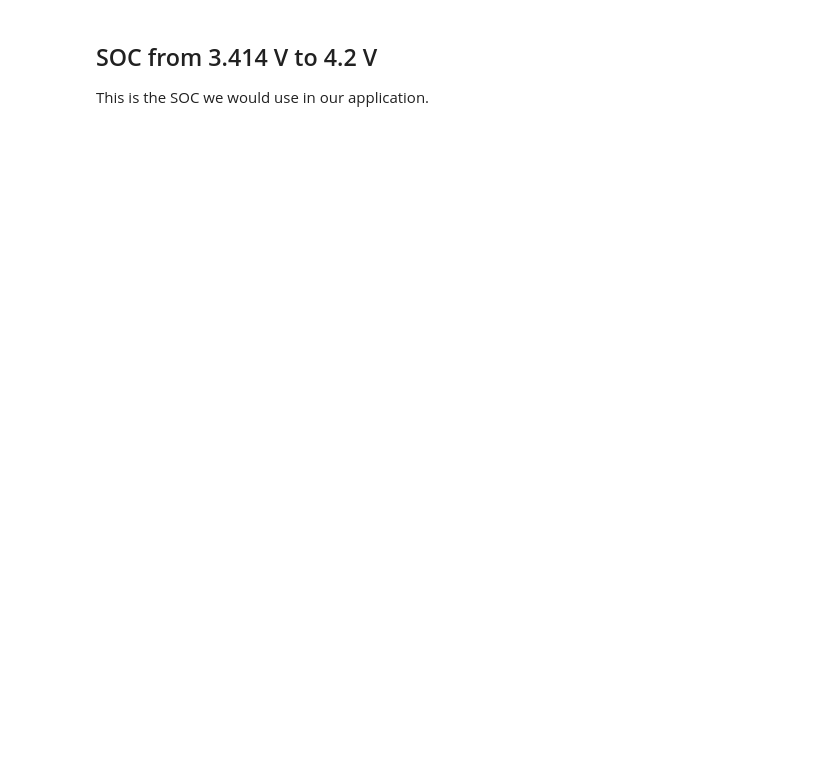
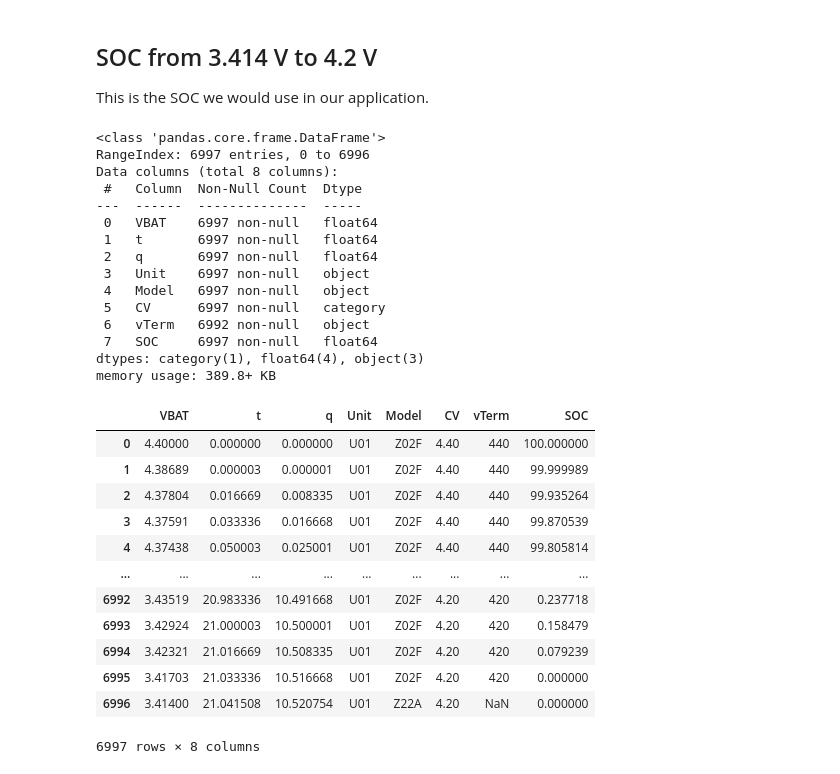
Before and after one commit to ziggle/BatteryDischargeQuickLookReport, a Jupyter notebook: Z02FH-Styled.ipynb, the cells around one changed output. Saved outputs shown, nothing was run; the diff lists cells and outputs as text; code cells hidden in the pictures; blank space fills up the shorter version.

```diff
--- a/Z02FH-Styled.ipynb
+++ b/Z02FH-Styled.ipynb
@@ -490,15 +500,53 @@ This is the SOC we would use in our application.
 # %%
 from scipy import interpolate
 n = r1[r1['VBAT']>3.414]
 y1 = pd.DataFrame()
 for u in n.CV.unique():
     x = n[n['CV']==u]
     socmin=x['SOC'].min()
     f1 = interpolate.interp1d(x.VBAT, x.t, fill_value='extrapolate')
     g1 = interpolate.interp1d(x.VBAT, x.q, fill_value='extrapolate')
     new_row = pd.DataFrame({'SOC':0,'VBAT':3.414, 't':f1(3.414), 'q':g1(3.414),'Unit':'U01',"Model":"Z22A","CV":u}, index=[0])
     x=x.assign(SOC = lambda x: (x.SOC-socmin)/(100-socmin))
     x=pd.concat([x.loc[:],new_row])
     y1 = pd.concat([y1,x]).reset_index(drop=True)
+
+y1.SOC=y1.SOC*100
+
+y1['CV'] = y1['CV'].astype('category')
+
+y1.CV=y1.CV.cat.rename_categories({'420':'4.20','425':'4.25','430':'4.30','435':'4.35','440':'4.40'})
+
+y1.info()
+display(y1)
+# %% [output]
+<class 'pandas.core.frame.DataFrame'>
+RangeIndex: 6997 entries, 0 to 6996
+Data columns (total 8 columns):
+ #   Column  Non-Null Count  Dtype
+---  ------  --------------  -----
+ 0   VBAT    6997 non-null   float64
+ 1   t       6997 non-null   float64
+ 2   q       6997 non-null   float64
+ 3   Unit    6997 non-null   object
+ 4   Model   6997 non-null   object
+ 5   CV      6997 non-null   category
+ 6   vTerm   6992 non-null   object
+ 7   SOC     6997 non-null   float64
+dtypes: category(1), float64(4), object(3)
+memory usage: 389.8+ KB
+|  | VBAT | t | q | Unit | Model | CV | vTerm | SOC |
+| 0 | 4.40000 | 0.000000 | 0.000000 | U01 | Z02F | 4.40 | 440 | 100.000000 |
+| 1 | 4.38689 | 0.000003 | 0.000001 | U01 | Z02F | 4.40 | 440 | 99.999989 |
+| 2 | 4.37804 | 0.016669 | 0.008335 | U01 | Z02F | 4.40 | 440 | 99.935264 |
+| 3 | 4.37591 | 0.033336 | 0.016668 | U01 | Z02F | 4.40 | 440 | 99.870539 |
+| 4 | 4.37438 | 0.050003 | 0.025001 | U01 | Z02F | 4.40 | 440 | 99.805814 |
+| ... | ... | ... | ... | ... | ... | ... | ... | ... |
+| 6992 | 3.43519 | 20.983336 | 10.491668 | U01 | Z02F | 4.20 | 420 | 0.237718 |
+| 6993 | 3.42924 | 21.000003 | 10.500001 | U01 | Z02F | 4.20 | 420 | 0.158479 |
+| 6994 | 3.42321 | 21.016669 | 10.508335 | U01 | Z02F | 4.20 | 420 | 0.079239 |
+| 6995 | 3.41703 | 21.033336 | 10.516668 | U01 | Z02F | 4.20 | 420 | 0.000000 |
+| 6996 | 3.41400 | 21.041508 | 10.520754 | U01 | Z22A | 4.20 | NaN | 0.000000 |
+6997 rows × 8 columns
 # %%
 sns.set_style("darkgrid")
```
Also changed, not shown: parts of 7 cells of this notebook.
